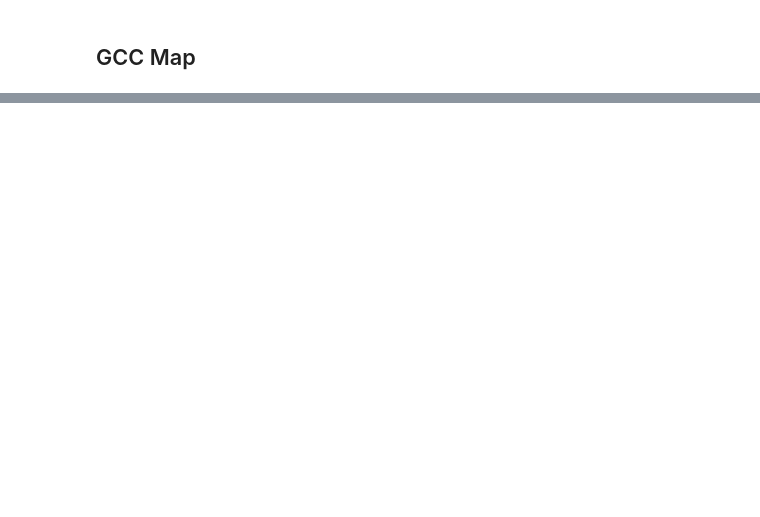
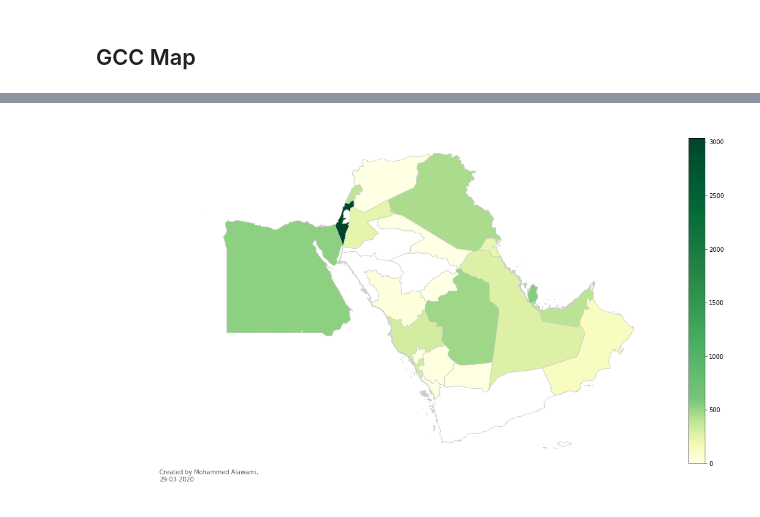
Before and after one commit to MohammedAlawami/corona-data-challenge, a Jupyter notebook: Notebooks/world_map.ipynb, the cells around one changed output, grey strips where cells are left out. Cells and saved outputs as stored; diff of their text form; code cells hidden in the pictures; blank space fills up the shorter version.

```diff
--- a/Notebooks/world_map.ipynb
+++ b/Notebooks/world_map.ipynb
@@ -314,0 +310,29 @@ fig.savefig('gccmap.png', dpi=300)
+# %%
+variable = 'total_cases'
+# set the range for the choropleth
+vmin, vmax = 10, test.total_cases.max()
+# create figure and axes for Matplotlib
+fig, ax = plt.subplots(1, figsize=(20, 10))
+cmap = 'YlGn'
+
+divnorm = colors.DivergingNorm(vmin=0, vcenter=600, vmax=vmax)
+
+test.plot(column=variable, cmap=cmap, linewidth=0.8, ax=ax, edgecolor='0.8', norm=divnorm, legend=True, missing_kwds={"color": "white"})
+
+ax.axis('off')
+# add a title
+ax.set_title(' ', \
+              fontdict={'fontsize': '25',
+                        'fontweight' : '3'})
+
+# create an annotation for the  data source
+ann = 'Created by Mohammed Alawami, \n{}'.format(today)
+ax.annotate(ann,
+           xy=(0.1, .08), xycoords='figure fraction',
+           horizontalalignment='left', verticalalignment='top',
+           fontsize=10, color='#555555')
+plt.show()
+
+fig.savefig('gccmap.png', dpi=300)
+# %% [output]
+[figure, added]
```
Also changed, not shown: parts of 9 cells of this notebook, 2 other files.
